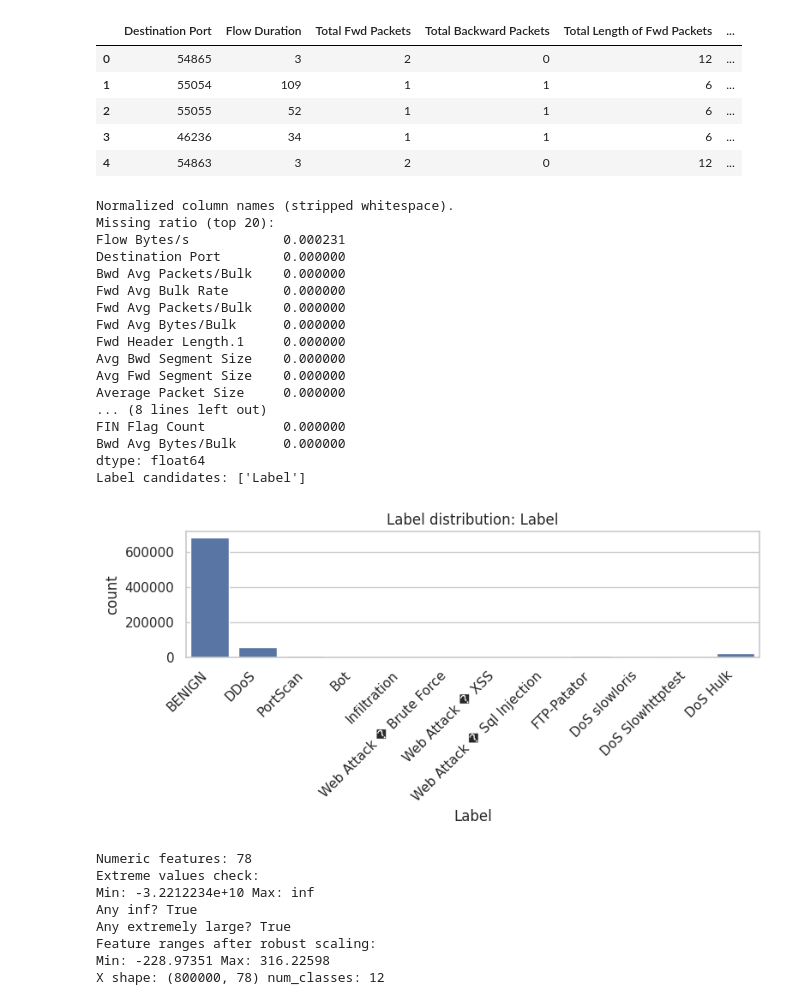
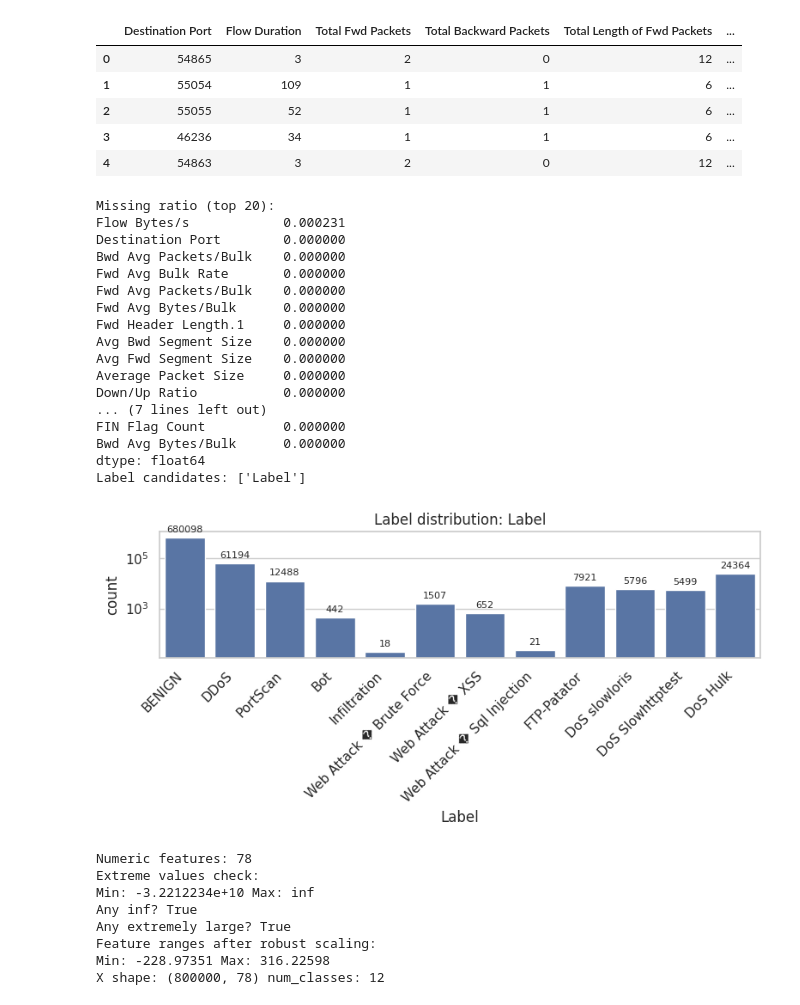
Before and after one commit to anambi82/ADADCO, a Jupyter notebook: model.ipynb, the cells around one changed output. Cells and saved outputs as stored; diff of their text form; code cells hidden in the pictures.

Commit message:
changed distribution graph to log10 and fixed some graph erros

```diff
--- a/model.ipynb
+++ b/model.ipynb
@@ -88,39 +88,47 @@ print(missing.head(20))
 label_col = LABEL_COL if LABEL_COL in data.columns else None
 if label_col is None:
     label_candidates = [c for c in data.columns if c.lower() in ['label','attack','class','target','outcome']]
 else:
     label_candidates = [label_col]
 print('Label candidates:', label_candidates)
 
 if label_candidates:
     label_col = label_candidates[0]
-    plt.figure(figsize=(8,4))
-    sns.countplot(data=data, x=label_col)
-    plt.title(f'Label distribution: {label_col}')
+    fig, ax = plt.subplots(figsize=(8,4))
+    sns.countplot(data=data, x=label_col, ax=ax)
+    ax.set_title(f'Label distribution: {label_col}')
+    ax.set_yscale('log')
+    for p in ax.patches:
+        count = int(p.get_height())
+        if count > 0:
+            ax.annotate(f'{count}',
+                        (p.get_x() + p.get_width() / 2, count),
+                        ha='center', va='bottom', fontsize=8,
+                        xytext=(0, 3), textcoords='offset points')
     plt.xticks(rotation=45, ha='right')
     plt.tight_layout()
     plt.show()
 else:
     print('No obvious label column found.')
 # %% [output]
-Normalized column names (stripped whitespace).
 Missing ratio (top 20):
 Flow Bytes/s            0.000231
 Destination Port        0.000000
 Bwd Avg Packets/Bulk    0.000000
 Fwd Avg Bulk Rate       0.000000
 Fwd Avg Packets/Bulk    0.000000
 Fwd Avg Bytes/Bulk      0.000000
 Fwd Header Length.1     0.000000
 Avg Bwd Segment Size    0.000000
 Avg Fwd Segment Size    0.000000
 Average Packet Size     0.000000
-... (8 lines left out)
+Down/Up Ratio           0.000000
+... (7 lines left out)
 FIN Flag Count          0.000000
 Bwd Avg Bytes/Bulk      0.000000
 dtype: float64
 Label candidates: ['Label']
-[figure, old version]
+[figure, new version]
 # %%
 # Feature selection: numeric columns only
 num_cols = [c for c in data.columns if np.issubdtype(data[c].dtype, np.number)]
```
Also changed, not shown: parts of 2 cells of this notebook, 1 other file.
